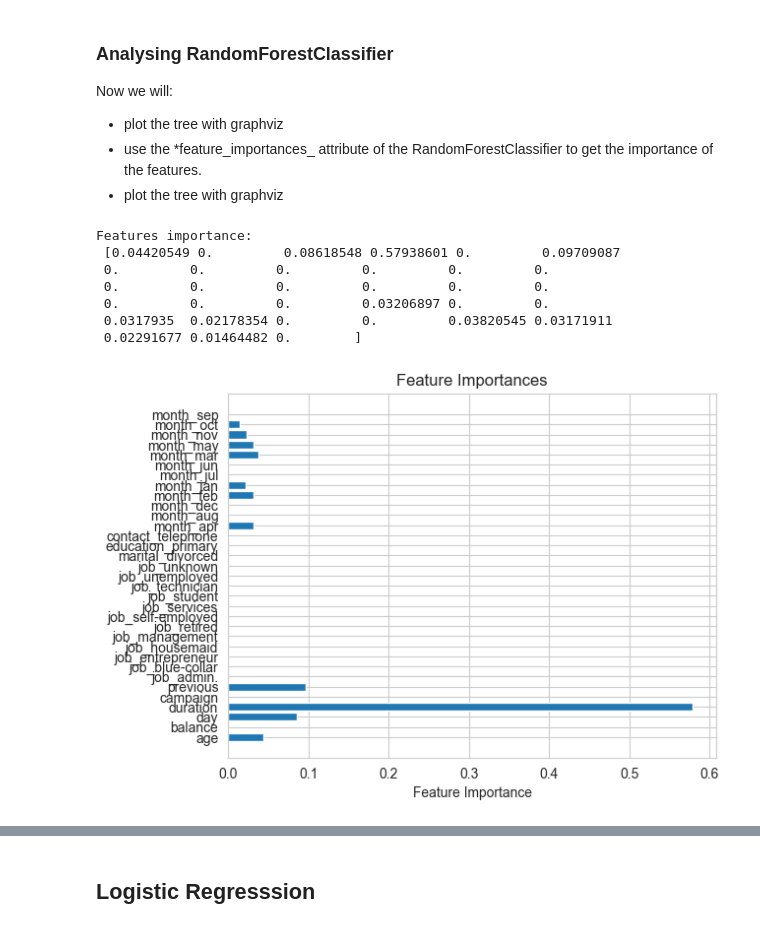
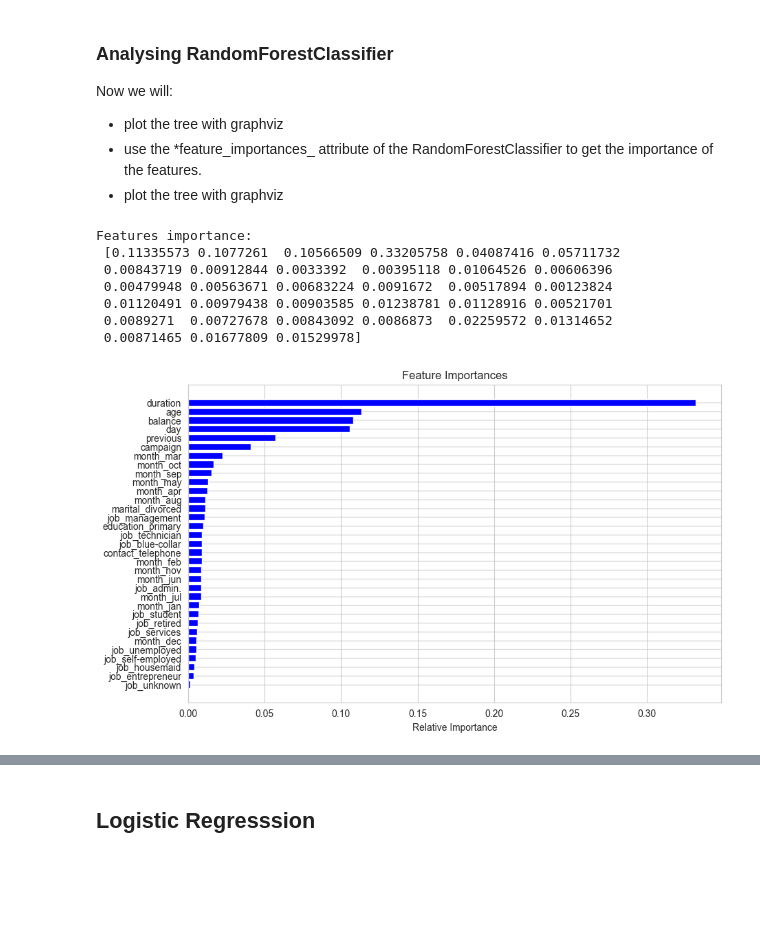
Before and after one commit to Steeve3/ML-model, a Jupyter notebook: notebooks/bank_notebook.ipynb, the cells around one changed output, grey strips where cells are left out. Cells and saved outputs as stored; diff of their text form; code cells hidden in the pictures; blank space fills up the shorter version.

Commit message:
Added Model Training, fixed Scalar, deleted files useless

```diff
--- a/notebooks/bank_notebook.ipynb
+++ b/notebooks/bank_notebook.ipynb
@@ -577,0 +579,5 @@ y = df_dummy[['y_no', 'y_yes']]
+# %%
+X = df_dummy.drop(['y'], axis='columns')
+y = df_dummy[['y']].values.ravel()
+
+print('Shape of X: {}\n Shape of Y: {}'.format(X.shape, y.shape))
@@ -620,5 +617,6 @@ I will use StandardScaler of sklean to scale the data: this method will transfor
 # %%
 from sklearn.preprocessing import StandardScaler
 scaler = StandardScaler();
-x = scaler.fit_transform(X)
-X = pd.DataFrame(x, columns=X.columns)
+X[['age', 'balance', 'day', 'duration', 'campaign', 'previous']] = scaler.fit_transform(X[['age', 'balance', 'day', 'duration', 'campaign', 'previous']])
+X = pd.DataFrame(X, columns=X.columns)
+X.head()
@@ -912,11 +651,0 @@ We can visualize the importance of the features in a bar plot.
-# %%
-def plot_feature_importances(model):
-    n_features = X.shape[1]
-    plt.barh(range(n_features), model.feature_importances_, align='center')
-    plt.yticks(np.arange(n_features), X.columns)
-    plt.xlabel('Feature Importance')
-    plt.title('Feature Importances')
-    plt.draw()
-    plt.show()
-
-plot_feature_importances(df)
@@ -958,0 +701,14 @@ plot_feature_importances(forest)
+# %%
+def plot_feature_importances(classifier):
+    importances = classifier.feature_importances_
+    features = X.columns
+    indices = np.argsort(importances)
+
+    plt.figure(figsize=(10, 6))
+    plt.title("Feature Importances")
+    plt.barh(range(len(indices)), importances[indices], color="b", align="center")
+    plt.yticks(range(len(indices)), [features[i] for i in indices])
+    plt.xlabel("Relative Importance")
+    plt.show()
+
+plot_feature_importances(rf_classifier)
@@ -1159,16 +834,16 @@ Now we will:
 - use the *feature_importances_ attribute of the RandomForestClassifier to get the importance of the features.
 - plot the tree with graphviz
 # %%
-print(f'Features importance:\n {rdc.feature_importances_}')
+print(f'Features importance:\n {rf.feature_importances_}')
 # %% [output]
 Features importance:
- [0.04420549 0.         0.08618548 0.57938601 0.         0.09709087
- 0.         0.         0.         0.         0.         0.
- 0.         0.         0.         0.         0.         0.
- 0.         0.         0.         0.03206897 0.         0.
- 0.0317935  0.02178354 0.         0.         0.03820545 0.03171911
- 0.02291677 0.01464482 0.        ]
+ [0.11335573 0.1077261  0.10566509 0.33205758 0.04087416 0.05711732
+ 0.00843719 0.00912844 0.0033392  0.00395118 0.01064526 0.00606396
+ 0.00479948 0.00563671 0.00683224 0.0091672  0.00517894 0.00123824
+ 0.01120491 0.00979438 0.00903585 0.01238781 0.01128916 0.00521701
+ 0.0089271  0.00727678 0.00843092 0.0086873  0.02259572 0.01314652
+ 0.00871465 0.01677809 0.01529978]
 # %%
-plot_feature_importances(rdc)
+plot_feature_importances(rf)
 # %% [output]
-[figure, old version]
+[figure, new version]
```
Also changed, not shown: parts of 77 cells of this notebook, 8 other files.
